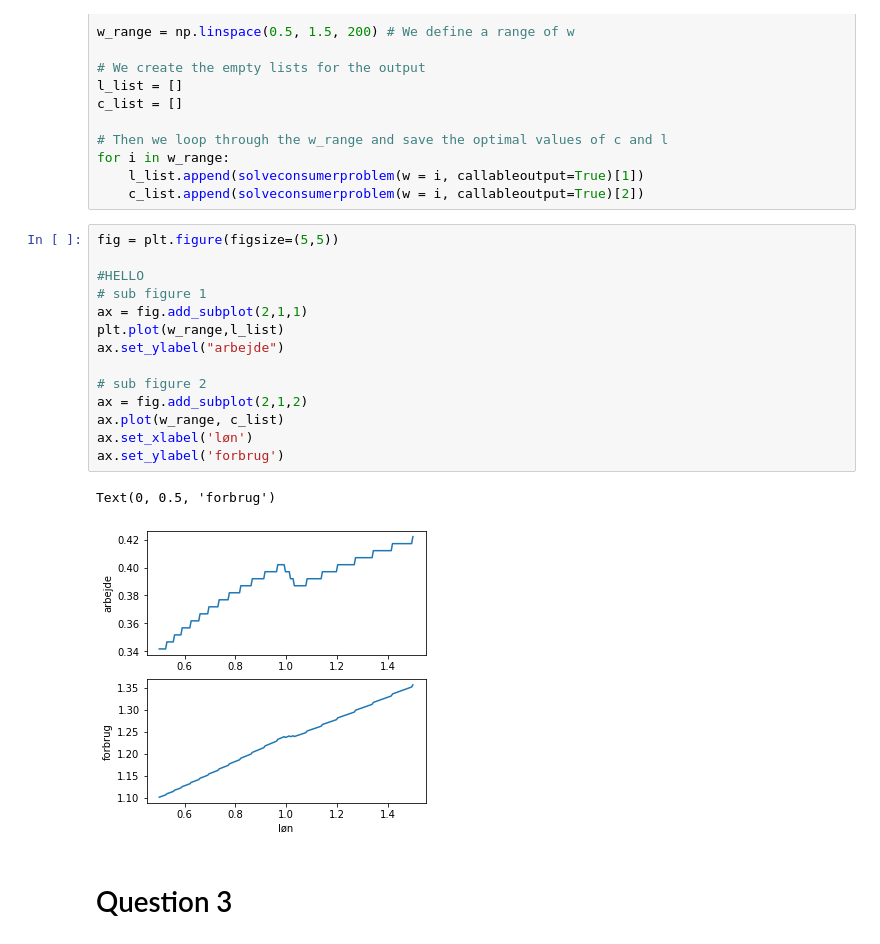
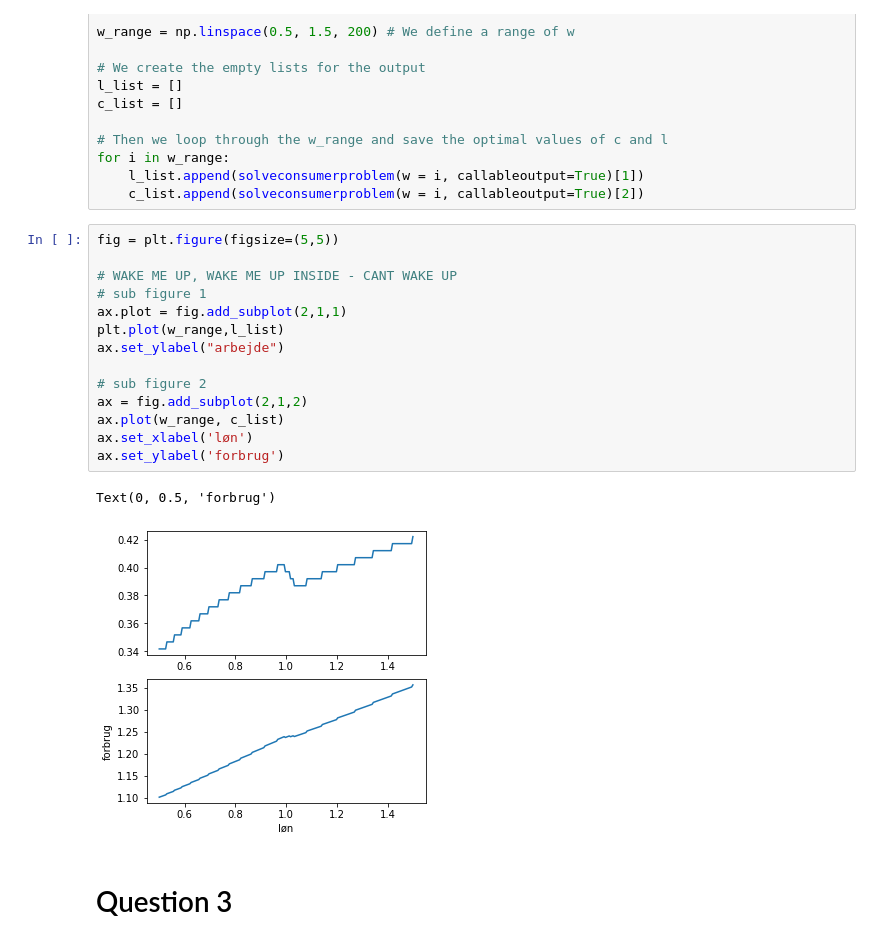
Before and after one commit to NumEconCopenhagen/projects-2020-group-xxv, a Jupyter notebook: inauguralproject/inauguralproject.ipynb, the cells around one changed output. Saved outputs shown, nothing was run; the diff lists cells and outputs as text.

```diff
--- a/inauguralproject/inauguralproject.ipynb
+++ b/inauguralproject/inauguralproject.ipynb
@@ -80,20 +83,20 @@ for i in w_range:
 # %%
 fig = plt.figure(figsize=(5,5))
 
-#HELLO
+# WAKE ME UP, WAKE ME UP INSIDE - CANT WAKE UP
 # sub figure 1
-ax = fig.add_subplot(2,1,1)
+ax.plot = fig.add_subplot(2,1,1)
 plt.plot(w_range,l_list)
 ax.set_ylabel("arbejde")
 
 # sub figure 2
 ax = fig.add_subplot(2,1,2)
 ax.plot(w_range, c_list)
 ax.set_xlabel('løn')
 ax.set_ylabel('forbrug')
 # %% [output]
 Text(0, 0.5, 'forbrug')
-[figure, old version]
+[figure, new version]
 # %% [markdown]
 # Question 3
 # %% [markdown]
```
Also changed, not shown: parts of 3 cells of this notebook.
